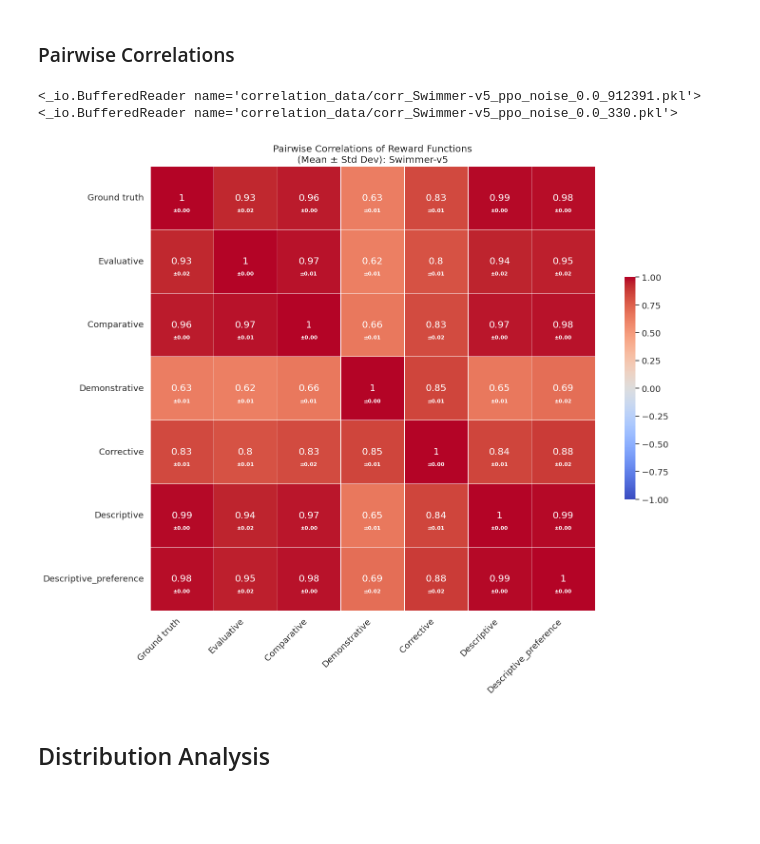
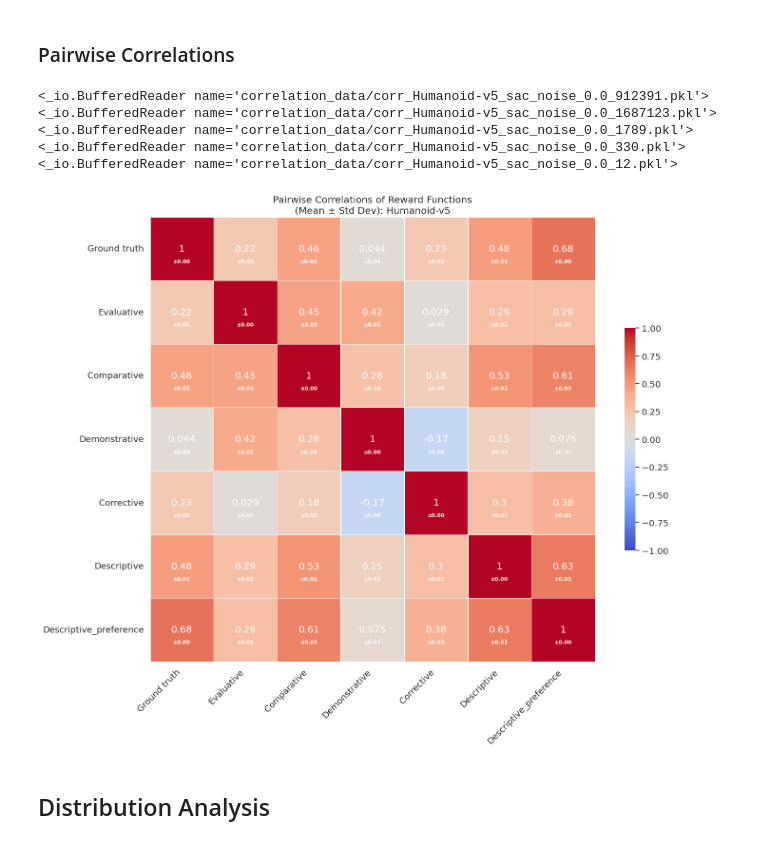
Before and after one commit to ymetz/multi-type-feedback, a Jupyter notebook: rlhf/Analyze_Reward_Model_Predictions.ipynb, the cells around one changed output. Saved outputs shown, nothing was run; the diff lists cells and outputs as text; code cells hidden in the pictures; blank space fills up the shorter version.

```diff
--- a/rlhf/Analyze_Reward_Model_Predictions.ipynb
+++ b/rlhf/Analyze_Reward_Model_Predictions.ipynb
@@ -156,39 +156,42 @@ def pairwise_correlation_heatmap(rewards_list, names=None, noise=0.0, env="HalfC
     # Set labels
     if names is None:
         names = [f'Reward {i+1}' for i in range(n_functions)]
     plt.xticks(np.arange(n_functions) + 0.5, names, rotation=45, ha='right')
     plt.yticks(np.arange(n_functions) + 0.5, names, rotation=0)
 
     plt.title(f'Pairwise Correlations of Reward Functions\n(Mean ± Std Dev): {env}')
     plt.tight_layout()
 
     plt.savefig(f"corr_plot_{env}_noise_{noise}.png")
 
 # Example usage
 # pred_rewards_list = [np.array(...), np.array(...), ...]  # List of multiple pred_rewards arrays
 # in_names = ['reward1', 'reward2', ...]
 # pairwise_correlation_heatmap(pred_rewards_list, [name.capitalize() for name in in_names])
 
-env = "Swimmer-v5"
-algo = "ppo"
+env = "Humanoid-v5"
+algo = "sac"
 noise = 0.0
 
 all_pred_rewards = []
-for seed in [912391, 330]:
+for seed in [912391, 1687123, 1789, 330, 12]:
     with open(os.path.join("correlation_data", f"corr_{env}_{algo}_noise_{noise}_{seed}.pkl"), "rb") as load_file:
         print(load_file)
         load_rewards = pickle.load(load_file)
         pred_rewards = np.array(load_rewards)
     all_pred_rewards.append(pred_rewards)
 
 rew_fn_types = ["evaluative", "comparative", "demonstrative", "corrective", "descriptive", "descriptive_preference"]
 in_names = ["Ground Truth"] + rew_fn_types
 
 pairwise_correlation_heatmap(all_pred_rewards, [name.capitalize() for name in in_names], noise=noise, env=env)
 # %% [output]
-<_io.BufferedReader name='correlation_data/corr_Swimmer-v5_ppo_noise_0.0_912391.pkl'>
-<_io.BufferedReader name='correlation_data/corr_Swimmer-v5_ppo_noise_0.0_330.pkl'>
+<_io.BufferedReader name='correlation_data/corr_Humanoid-v5_sac_noise_0.0_912391.pkl'>
+<_io.BufferedReader name='correlation_data/corr_Humanoid-v5_sac_noise_0.0_1687123.pkl'>
+<_io.BufferedReader name='correlation_data/corr_Humanoid-v5_sac_noise_0.0_1789.pkl'>
+<_io.BufferedReader name='correlation_data/corr_Humanoid-v5_sac_noise_0.0_330.pkl'>
+<_io.BufferedReader name='correlation_data/corr_Humanoid-v5_sac_noise_0.0_12.pkl'>
-[figure, old version]
+[figure, new version]
 # %% [markdown]
 ## Distribution Analysis
 # %%
```
Also changed, not shown: parts of 1 cell of this notebook, 4 other files.
